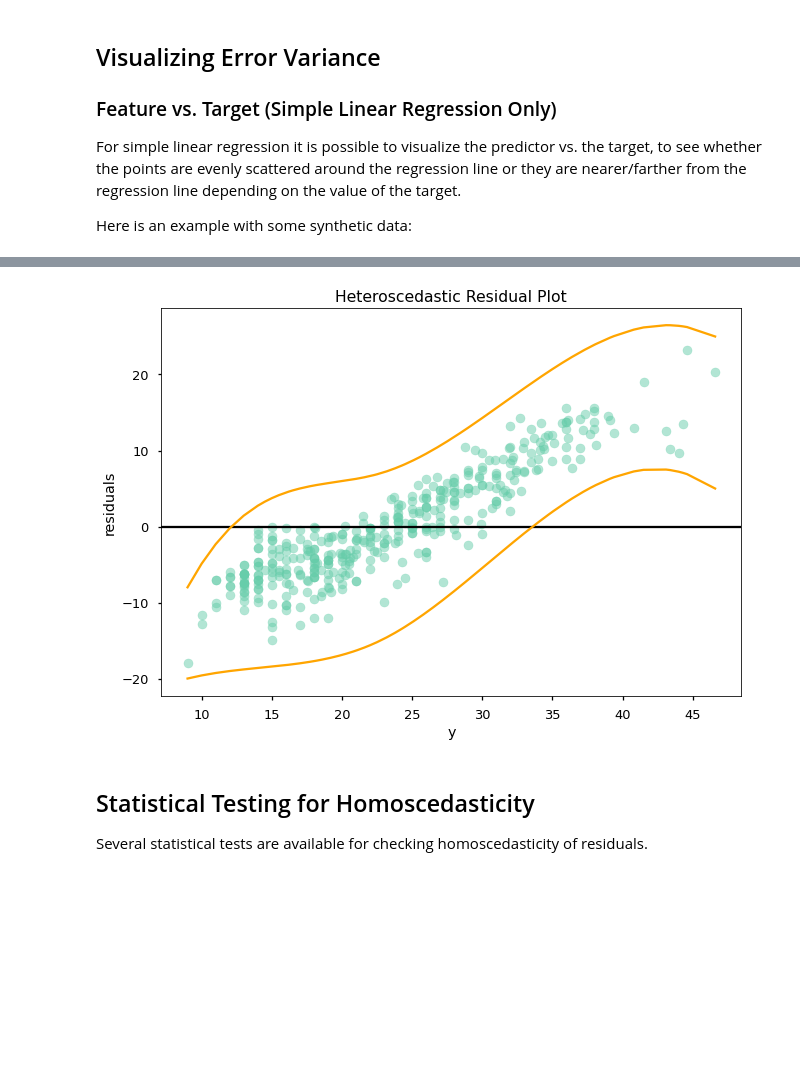
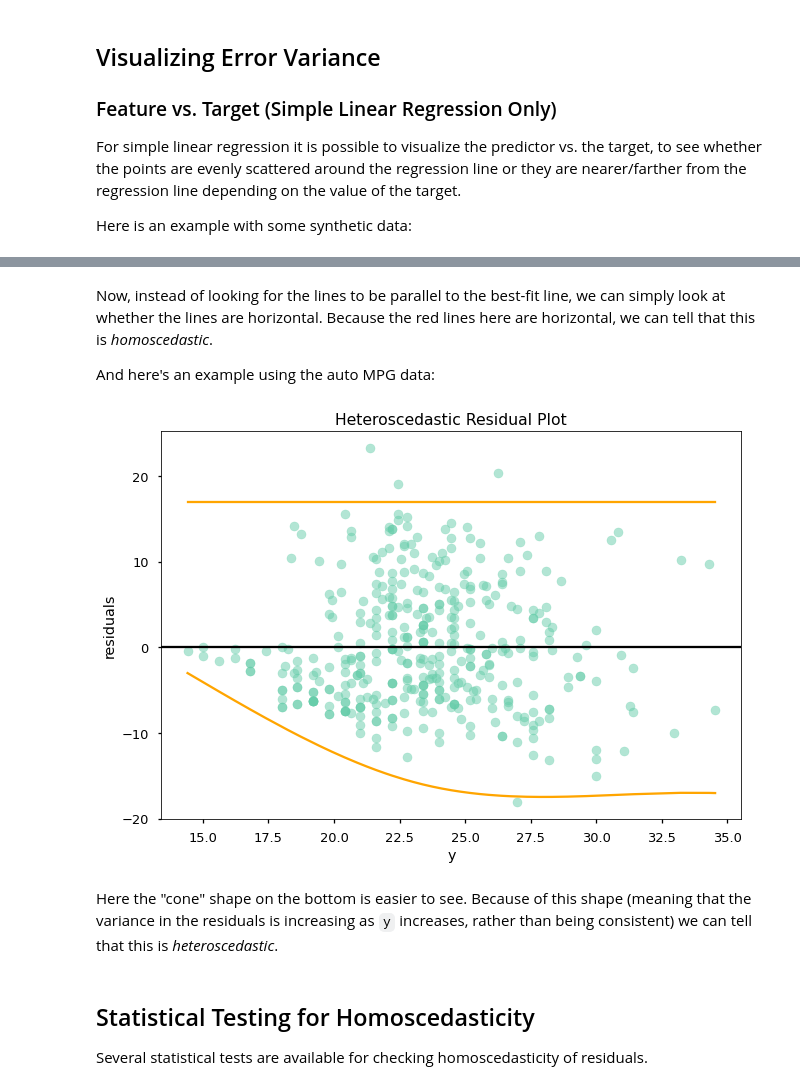
Before and after one commit to learn-co-curriculum/dsc-homoscedasticity-assumption, a Jupyter notebook: index.ipynb, the cells around one changed output, grey strips where cells are left out. Drawn from its saved outputs; the diff is of its cells as text; code cells hidden in the pictures; blank space fills up the shorter version.

```diff
--- a/index.ipynb
+++ b/index.ipynb
@@ -148,24 +145,28 @@ And here's an example using the auto MPG data:
+# %% [markdown]
+Now, instead of looking for the lines to be parallel to the best-fit line, we can simply look at whether the lines are horizontal. Because the red lines here are horizontal, we can tell that this is _homoscedastic_.
+
+And here's an example using the auto MPG data:
 # %%
 # Create scatter plot of data
 fig, ax = plt.subplots()
-ax.scatter(y_mpg, results.resid, color="mediumaquamarine", alpha=0.5)
+ax.scatter(fit_line_mpg, results.resid, color="mediumaquamarine", alpha=0.5)
 ax.axhline(y=0, color="black")
 
 # Again, plotting an approximation
-y_quantiles = [y_mpg.quantile(q) for q in np.linspace(0, 1, 5)]
-top_spline = make_interp_spline(y_quantiles, [-8, 5, 7, 13, 25], k=3)
-top_line = top_spline(y_mpg.sort_values())
-bottom_spline = make_interp_spline(y_quantiles, [-20, -18, -15, -7, 5], k=3)
-bottom_line = bottom_spline(y_mpg.sort_values())
-ax.plot(y_mpg.sort_values(), top_line, color="orange")
-ax.plot(y_mpg.sort_values(), bottom_line, color="orange")
+y_quantiles = [fit_line_mpg.quantile(q) for q in np.linspace(0, 1, 5)]
+bottom_spline = make_interp_spline(y_quantiles, [-3, -14, -16, -17, -17], k=3)
+bottom_line = bottom_spline(fit_line_mpg.sort_values())
+ax.plot([fit_line_mpg.min(), fit_line_mpg.max()], [17, 17], color="orange")
+ax.plot(fit_line_mpg.sort_values(), bottom_line, color="orange")
 
 # Customize labels
 ax.set_xlabel("y")
 ax.set_ylabel("residuals")
 ax.set_title("Heteroscedastic Residual Plot");
 # %% [output]
-[figure, old version]
+[figure, new version]
+# %% [markdown]
+Here the "cone" shape on the bottom is easier to see. Because of this shape (meaning that the variance in the residuals is increasing as `y` increases, rather than being consistent) we can tell that this is _heteroscedastic_.
 # %% [markdown]
 ## Statistical Testing for Homoscedasticity
 
```
Also changed, not shown: parts of 18 cells of this notebook, 5 other files.
